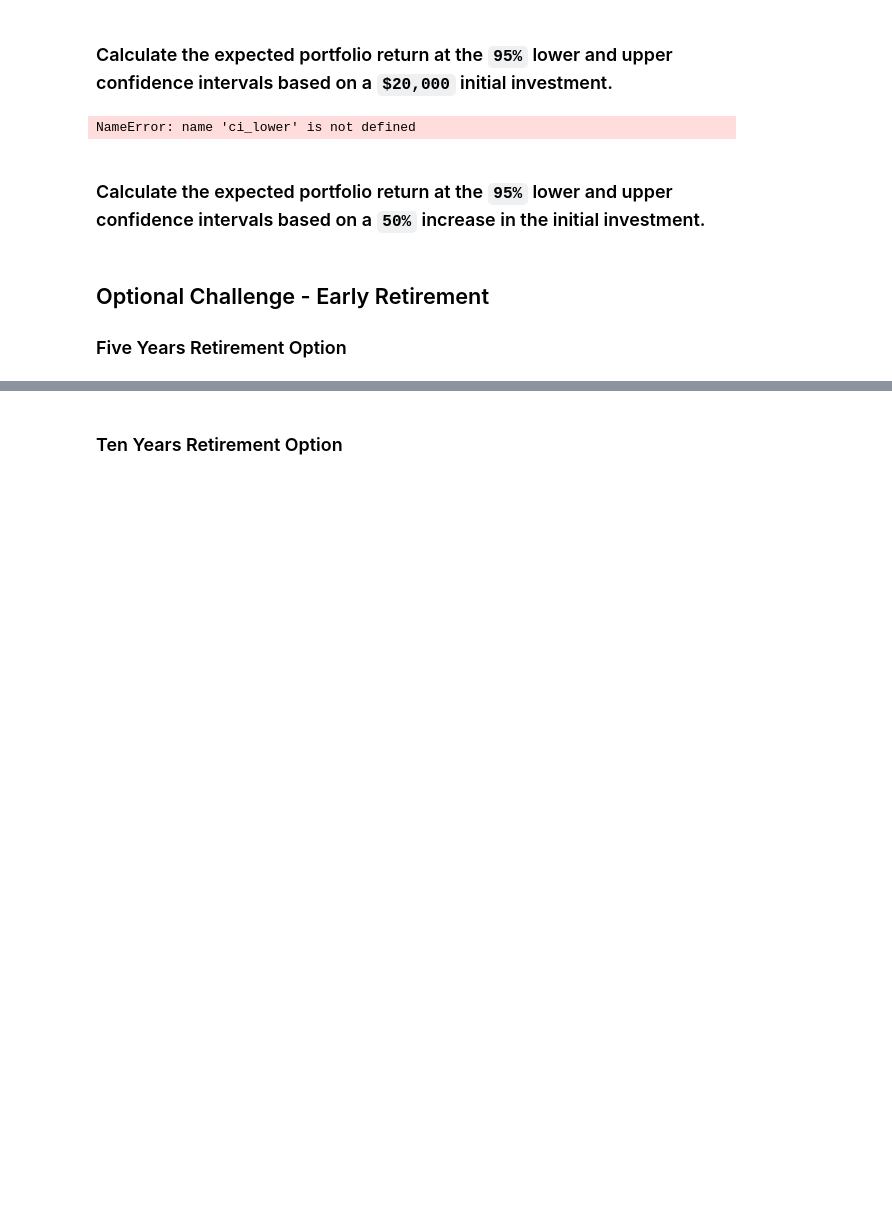
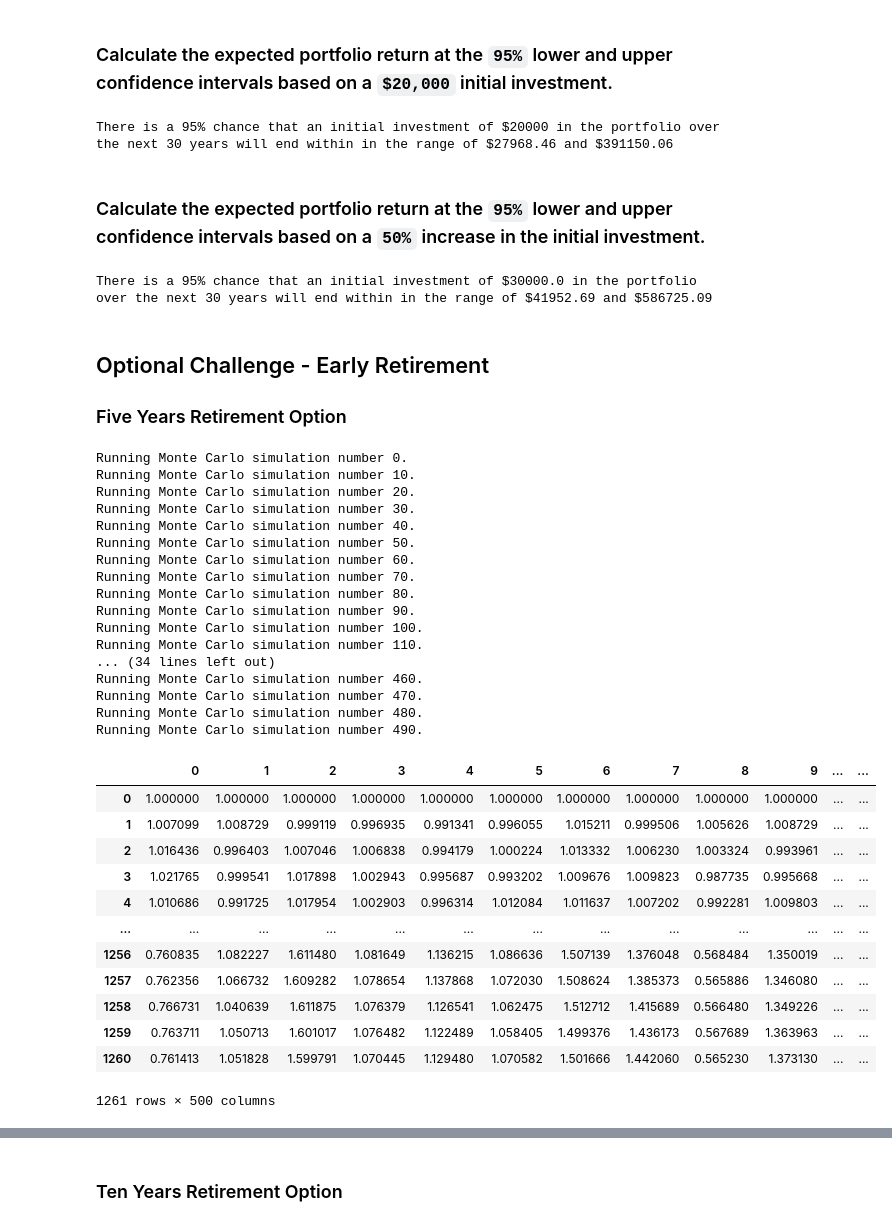
Before and after one commit to terabyte79/APIs_homework, a Jupyter notebook: financial_planner.ipynb, the cells around one changed output, grey strips where cells are left out. Drawn from its saved outputs; the diff is of its cells as text; code cells hidden in the pictures; blank space fills up the shorter version.

```diff
--- a/financial_planner.ipynb
+++ b/financial_planner.ipynb
@@ -371,14 +386,16 @@ MC_thirtyyear.plot_simulation()
 initial_investment = 20000
 
 # Use the lower and upper `95%` confidence intervals to calculate the range of the possible outcomes of our $20,000
-# YOUR CODE HERE!
+ci_lower = round(thirty_year_summary[8] * initial_investment, 2)
+ci_upper = round(thirty_year_summary[9] * initial_investment, 2)
+
 
 # Print results
 print(f"There is a 95% chance that an initial investment of ${initial_investment} in the portfolio"
       f" over the next 30 years will end within in the range of"
       f" ${ci_lower} and ${ci_upper}")
 # %% [output]
-NameError: name 'ci_lower' is not defined
+There is a 95% chance that an initial investment of $20000 in the portfolio over the next 30 years will end within in the range of $27968.46 and $391150.06
 # %% [markdown]
 ### Calculate the expected portfolio return at the `95%` lower and upper confidence intervals based on a `50%` increase in the initial investment.
 # %%
@@ -386,12 +403,15 @@ NameError: name 'ci_lower' is not defined
 initial_investment = 20000 * 1.5
 
 # Use the lower and upper `95%` confidence intervals to calculate the range of the possible outcomes of our $30,000
-# YOUR CODE HERE!
+ci_lower = round(thirty_year_summary[8] * initial_investment, 2)
+ci_upper = round(thirty_year_summary[9] * initial_investment, 2)
 
 # Print results
 print(f"There is a 95% chance that an initial investment of ${initial_investment} in the portfolio"
       f" over the next 30 years will end within in the range of"
       f" ${ci_lower} and ${ci_upper}")
+# %% [output]
+There is a 95% chance that an initial investment of $30000.0 in the portfolio over the next 30 years will end within in the range of $41952.69 and $586725.09
 # %% [markdown]
 ## Optional Challenge - Early Retirement
 
@@ -400,3 +428,34 @@ print(f"There is a 95% chance that an initial investment of ${initial_investment
 # %%
-# Configuring a Monte Carlo simulation to forecast 5 years cumulative returns
-# YOUR CODE HERE!
+# Running a Monte Carlo simulation to forecast 5 years cumulative returns
+MC_fiveyear.calc_cumulative_return()
+# %% [output]
+Running Monte Carlo simulation number 0.
+Running Monte Carlo simulation number 10.
+Running Monte Carlo simulation number 20.
+Running Monte Carlo simulation number 30.
+Running Monte Carlo simulation number 40.
+Running Monte Carlo simulation number 50.
+Running Monte Carlo simulation number 60.
+Running Monte Carlo simulation number 70.
+Running Monte Carlo simulation number 80.
+Running Monte Carlo simulation number 90.
+Running Monte Carlo simulation number 100.
+Running Monte Carlo simulation number 110.
+... (34 lines left out)
+Running Monte Carlo simulation number 460.
+Running Monte Carlo simulation number 470.
+Running Monte Carlo simulation number 480.
+Running Monte Carlo simulation number 490.
+|  | 0 | 1 | 2 | 3 | 4 | 5 | 6 | 7 | 8 | 9 | ... | ... |
+| 0 | 1.000000 | 1.000000 | 1.000000 | 1.000000 | 1.000000 | 1.000000 | 1.000000 | 1.000000 | 1.000000 | 1.000000 | ... | ... |
+| 1 | 1.007099 | 1.008729 | 0.999119 | 0.996935 | 0.991341 | 0.996055 | 1.015211 | 0.999506 | 1.005626 | 1.008729 | ... | ... |
+| 2 | 1.016436 | 0.996403 | 1.007046 | 1.006838 | 0.994179 | 1.000224 | 1.013332 | 1.006230 | 1.003324 | 0.993961 | ... | ... |
+| 3 | 1.021765 | 0.999541 | 1.017898 | 1.002943 | 0.995687 | 0.993202 | 1.009676 | 1.009823 | 0.987735 | 0.995668 | ... | ... |
+| 4 | 1.010686 | 0.991725 | 1.017954 | 1.002903 | 0.996314 | 1.012084 | 1.011637 | 1.007202 | 0.992281 | 1.009803 | ... | ... |
+| ... | ... | ... | ... | ... | ... | ... | ... | ... | ... | ... | ... | ... |
+| 1256 | 0.760835 | 1.082227 | 1.611480 | 1.081649 | 1.136215 | 1.086636 | 1.507139 | 1.376048 | 0.568484 | 1.350019 | ... | ... |
+| 1257 | 0.762356 | 1.066732 | 1.609282 | 1.078654 | 1.137868 | 1.072030 | 1.508624 | 1.385373 | 0.565886 | 1.346080 | ... | ... |
+| 1258 | 0.766731 | 1.040639 | 1.611875 | 1.076379 | 1.126541 | 1.062475 | 1.512712 | 1.415689 | 0.566480 | 1.349226 | ... | ... |
+| 1259 | 0.763711 | 1.050713 | 1.601017 | 1.076482 | 1.122489 | 1.058405 | 1.499376 | 1.436173 | 0.567689 | 1.363963 | ... | ... |
+| 1260 | 0.761413 | 1.051828 | 1.599791 | 1.070445 | 1.129480 | 1.070582 | 1.501666 | 1.442060 | 0.565230 | 1.373130 | ... | ... |
+1261 rows × 500 columns
```
Also changed, not shown: parts of 8 cells of this notebook.
